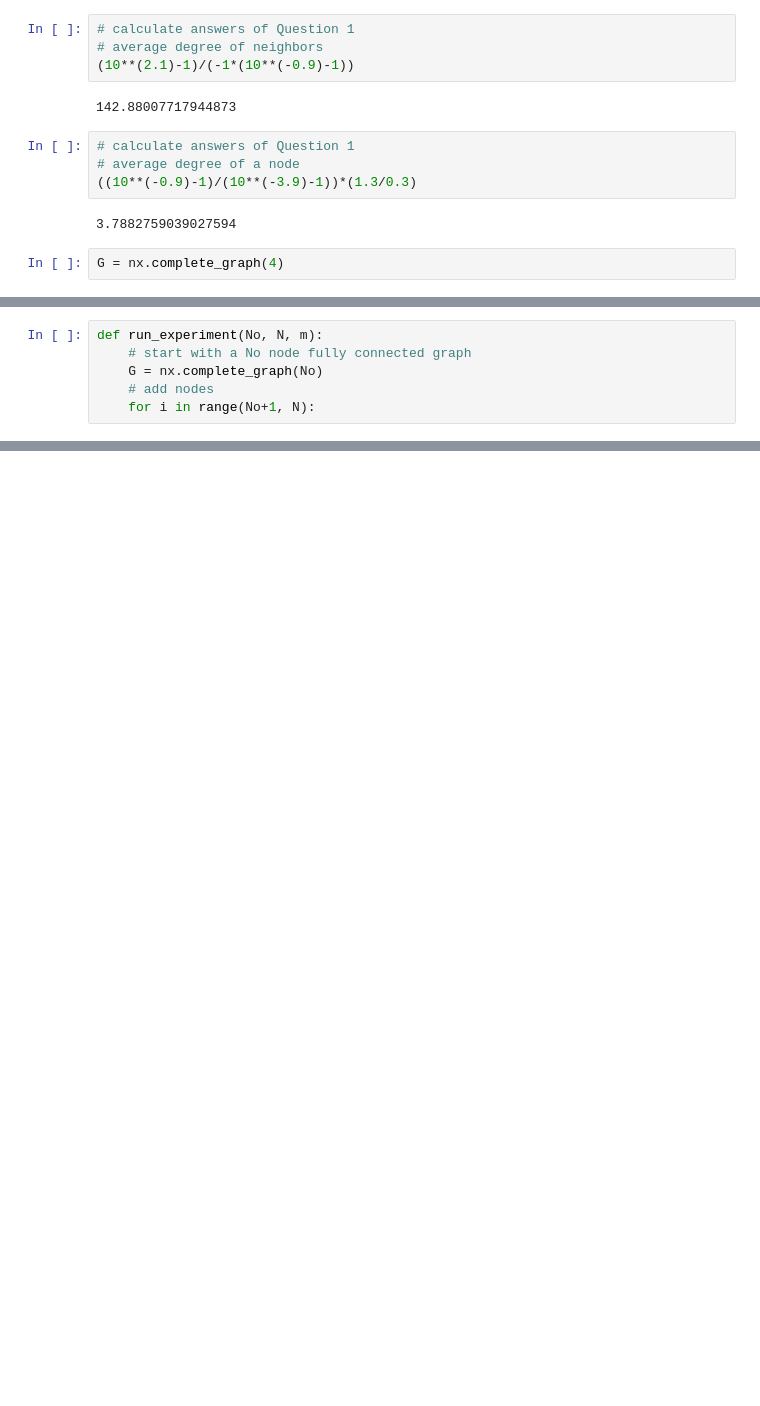
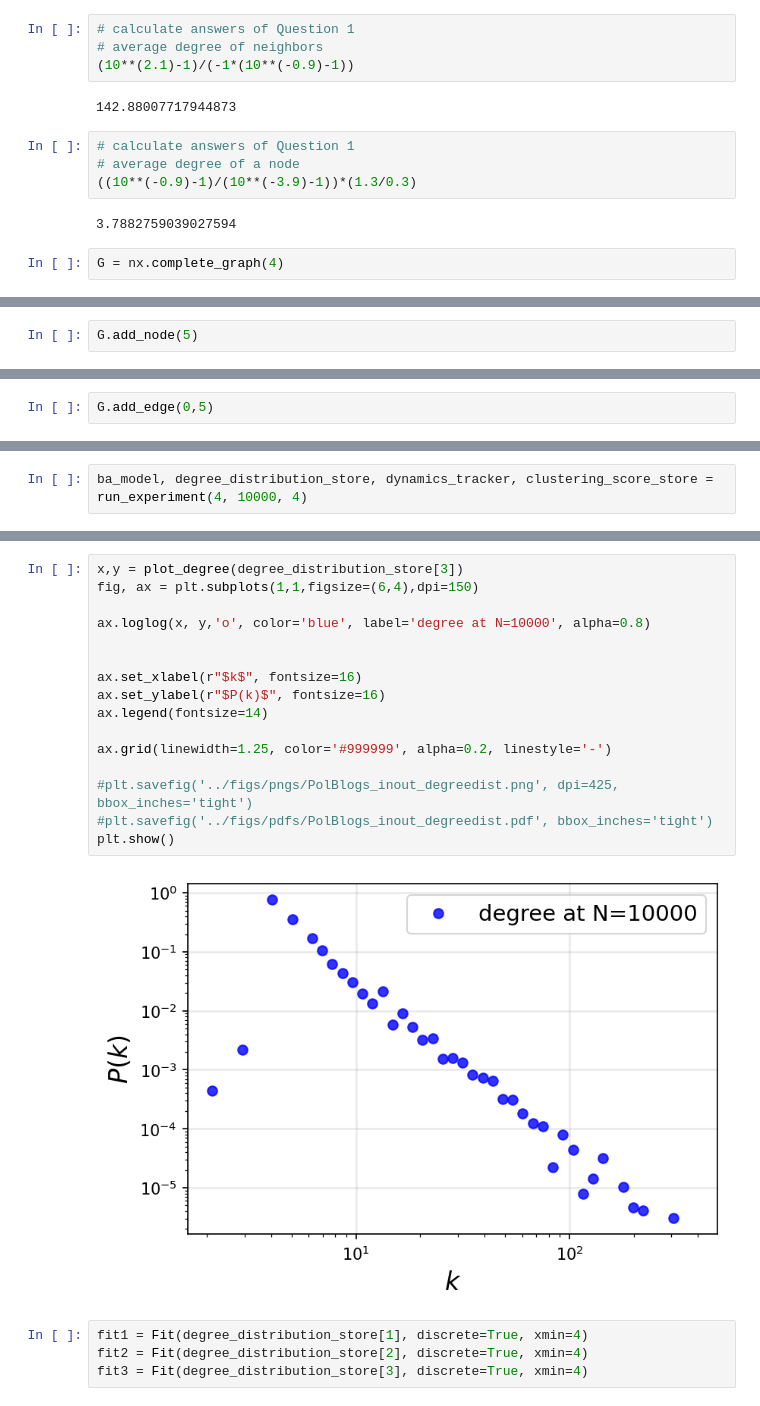
Before and after one commit to ldr7/Network-Science, a Jupyter notebook: homework2.ipynb, the cells around one changed output, grey strips where cells are left out. Drawn from its saved outputs; the diff is of its cells as text; blank space fills up the shorter version.

```diff
--- a/homework2.ipynb
+++ b/homework2.ipynb
@@ -38,6 +32,2 @@ print(np.random.choice(G.nodes(),p=degrees))
-# %%
-def run_experiment(No, N, m):
-    # start with a No node fully connected graph
-    G = nx.complete_graph(No)
-    # add nodes
-    for i in range(No+1, N):
+# %%
+G.add_node(5)
@@ -43,0 +38,2 @@ def run_experiment(No, N, m):
+# %%
+G.add_edge(0,5)
@@ -43,0 +102,2 @@ def run_experiment(No, N, m):
+# %%
+ba_model, degree_distribution_store, dynamics_tracker, clustering_score_store = run_experiment(4, 10000, 4)
@@ -43,0 +167,22 @@ def run_experiment(No, N, m):
+# %%
+x,y = plot_degree(degree_distribution_store[3])
+fig, ax = plt.subplots(1,1,figsize=(6,4),dpi=150)
+
+ax.loglog(x, y,'o', color='blue', label='degree at N=10000', alpha=0.8)
+
+
+ax.set_xlabel(r"$k$", fontsize=16)
+ax.set_ylabel(r"$P(k)$", fontsize=16)
+ax.legend(fontsize=14)
+
+ax.grid(linewidth=1.25, color='#999999', alpha=0.2, linestyle='-')
+
+#plt.savefig('../figs/pngs/PolBlogs_inout_degreedist.png', dpi=425, bbox_inches='tight')
+#plt.savefig('../figs/pdfs/PolBlogs_inout_degreedist.pdf', bbox_inches='tight')
+plt.show()
+# %% [output]
+[figure, added]
+# %%
+fit1 = Fit(degree_distribution_store[1], discrete=True, xmin=4)
+fit2 = Fit(degree_distribution_store[2], discrete=True, xmin=4)
+fit3 = Fit(degree_distribution_store[3], discrete=True, xmin=4)
```
Also changed, not shown: parts of 17 cells of this notebook.
